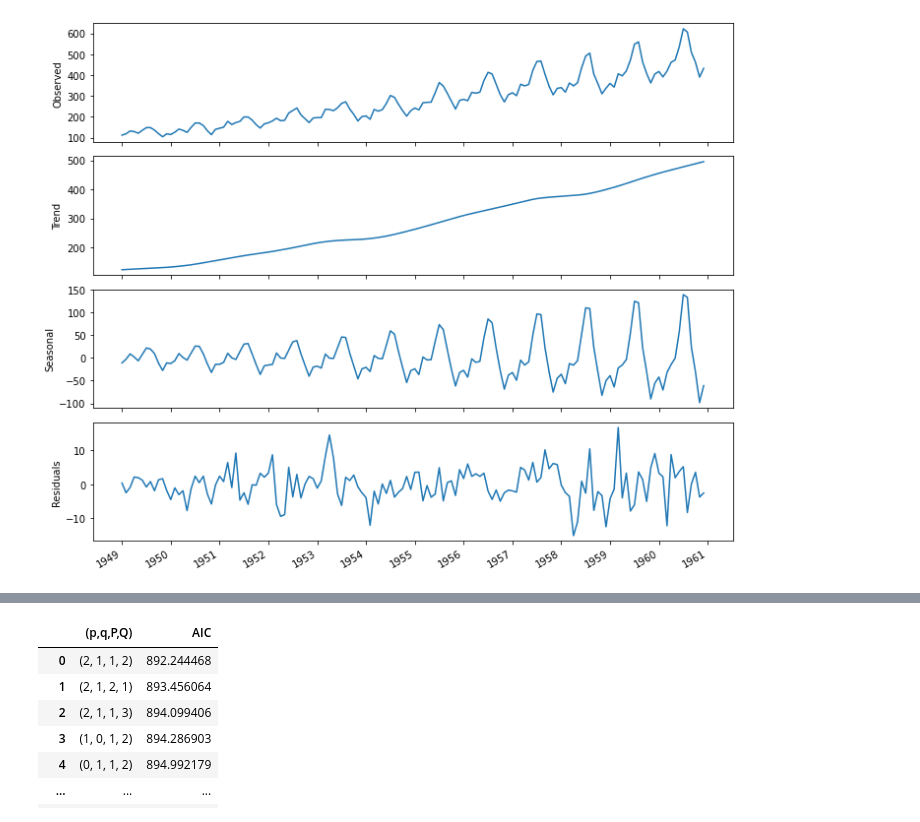
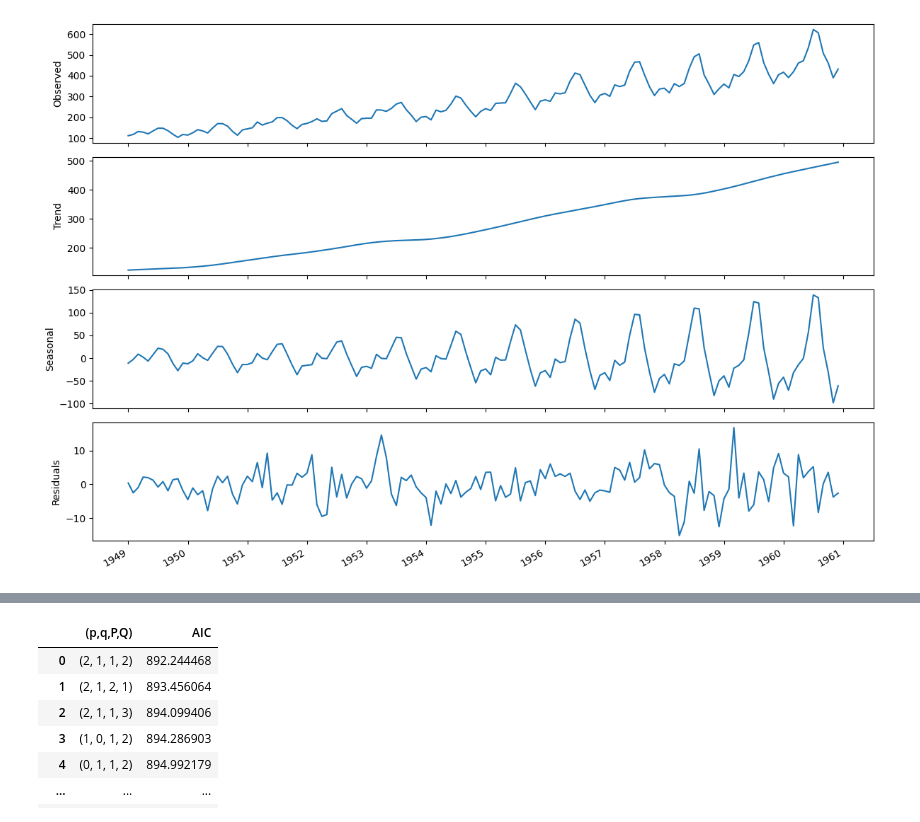
Before and after one commit to waelrash1/forecastingmodelsPY, a Jupyter notebook: CH08/CH08.ipynb, the cells around one changed output, grey strips where cells are left out. Saved outputs shown, nothing was run; the diff lists cells and outputs as text; code cells hidden in the pictures.

```diff
--- a/CH08/CH08.ipynb
+++ b/CH08/CH08.ipynb
@@ -22,7 +62,13 @@ warnings.filterwarnings('ignore')
 
 %matplotlib inline
 # %%
-df = pd.read_csv('../data/air-passengers.csv')
+
+
+data_url='https://raw.githubusercontent.com/waelrash1/timeSeriesPy/master/data/air-passengers.csv'
+
+df = pd.read_csv(data_url)
+
 df.head()
+df.tail()
 # %% [output]
 |  | Month | Passengers |
@@ -81,28 +127,28 @@ plt.savefig('figures/CH08_F03_peixeiro.png', dpi=300)
 # %%
 decomposition = STL(df['Passengers'], period=12).fit()
 
-fig, (ax1, ax2, ax3, ax4) = plt.subplots(nrows=4, ncols=1, sharex=True, figsize=(10,8))
+fig, (ax1, ax2, ax3, ax4) = plt.subplots(nrows=4, ncols=1, sharex=True, figsize=(12,8))
 
 ax1.plot(decomposition.observed)
 ax1.set_ylabel('Observed')
 
 ax2.plot(decomposition.trend)
 ax2.set_ylabel('Trend')
 
 ax3.plot(decomposition.seasonal)
 ax3.set_ylabel('Seasonal')
 
 ax4.plot(decomposition.resid)
 ax4.set_ylabel('Residuals')
 
 plt.xticks(np.arange(0, 145, 12), np.arange(1949, 1962, 1))
 
 fig.autofmt_xdate()
 plt.tight_layout()
 
 plt.savefig('figures/CH08_F04_peixeiro.png', dpi=300)
 # %% [output]
-[figure, old version]
+[figure, new version]
 # %%
 linear_ts = np.arange(0, 144, 1)
 
```
Also changed, not shown: parts of 24 cells of this notebook, 23 other files.
